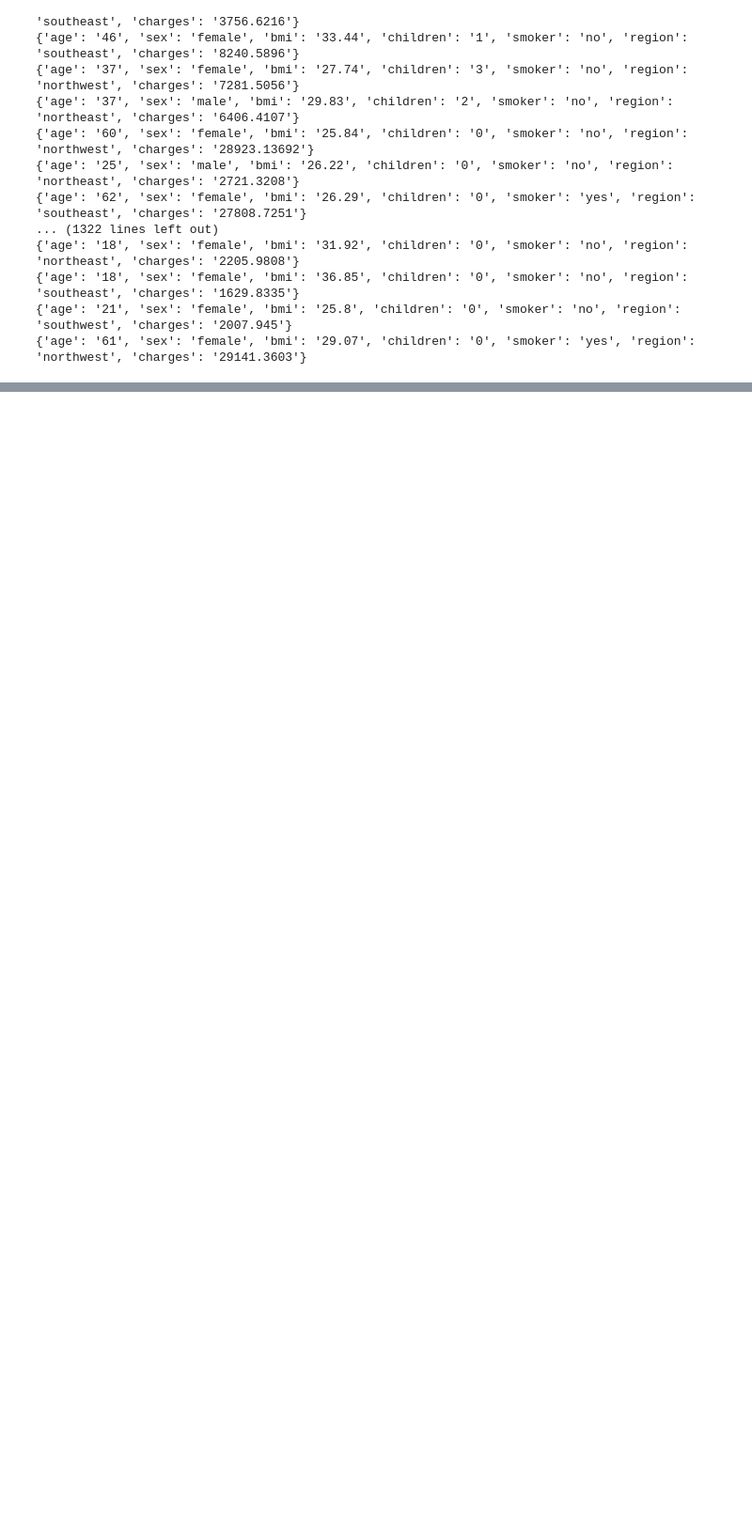
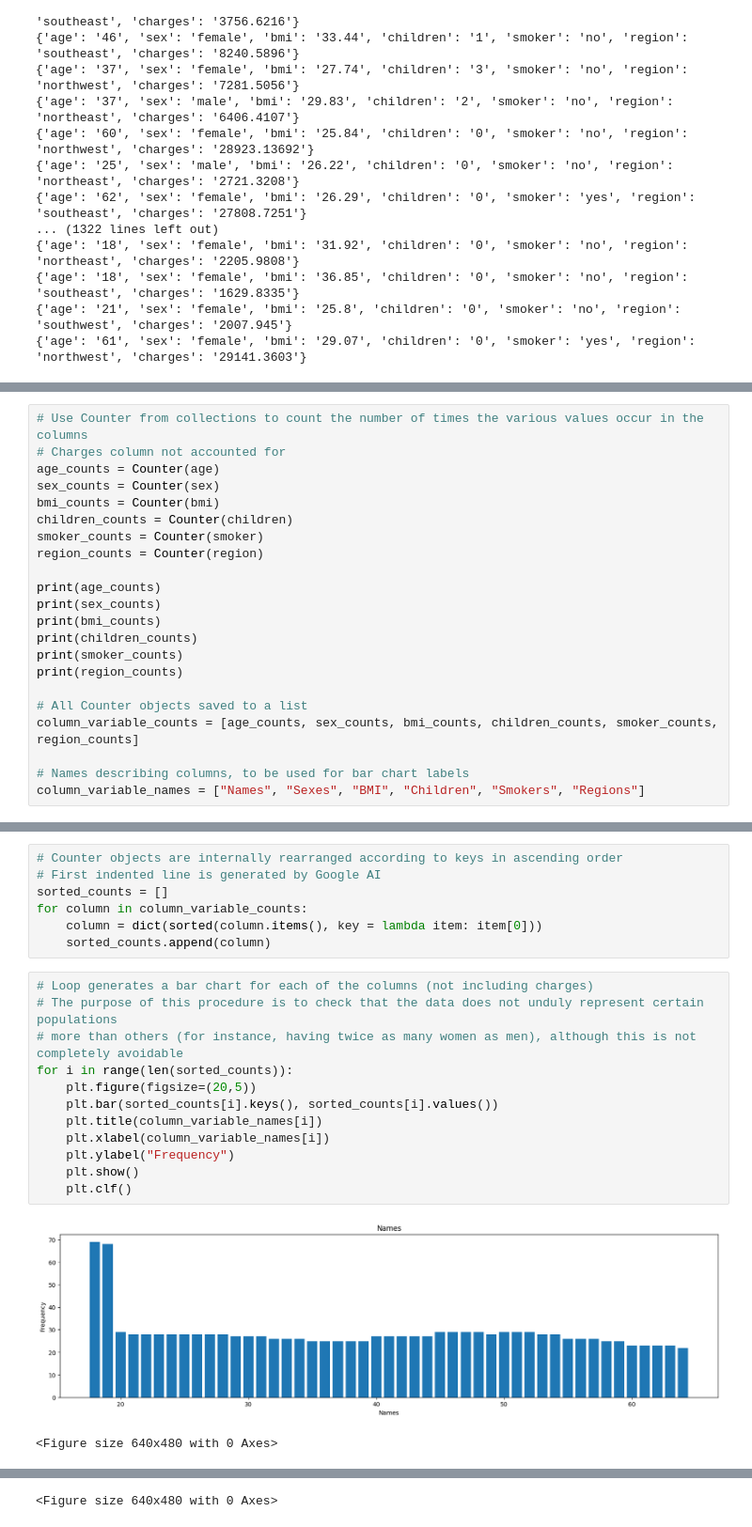
Before and after one commit to b-clang/U.S.-Medical-Insurance-Project, a Jupyter notebook: python-portfolio-project-starter-files/us-medical-insurance-costs.ipynb, the cells around one changed output, grey strips where cells are left out. Shown at 94% size. Cells and saved outputs as stored; diff of their text form; blank space fills up the shorter version.

Commit message:
Check distribution of data and begin analysis

```diff
--- a/python-portfolio-project-starter-files/us-medical-insurance-costs.ipynb
+++ b/python-portfolio-project-starter-files/us-medical-insurance-costs.ipynb
@@ -41,0 +47,22 @@ charges = [row['charges'] for row in insurance_data]
+# %%
+# Use Counter from collections to count the number of times the various values occur in the columns
+# Charges column not accounted for
+age_counts = Counter(age)
+sex_counts = Counter(sex)
+bmi_counts = Counter(bmi)
+children_counts = Counter(children)
+smoker_counts = Counter(smoker)
+region_counts = Counter(region)
+
+print(age_counts)
+print(sex_counts)
+print(bmi_counts)
+print(children_counts)
+print(smoker_counts)
+print(region_counts)
+
+# All Counter objects saved to a list
+column_variable_counts = [age_counts, sex_counts, bmi_counts, children_counts, smoker_counts, region_counts]
+
+# Names describing columns, to be used for bar chart labels
+column_variable_names = ["Names", "Sexes", "BMI", "Children", "Smokers", "Regions"]
@@ -41,0 +76,22 @@ charges = [row['charges'] for row in insurance_data]
+# %%
+# Counter objects are internally rearranged according to keys in ascending order
+# First indented line is generated by Google AI
+sorted_counts = []
+for column in column_variable_counts:
+    column = dict(sorted(column.items(), key = lambda item: item[0]))
+    sorted_counts.append(column)
+# %%
+# Loop generates a bar chart for each of the columns (not including charges)
+# The purpose of this procedure is to check that the data does not unduly represent certain populations
+# more than others (for instance, having twice as many women as men), although this is not completely avoidable
+for i in range(len(sorted_counts)):
+    plt.figure(figsize=(20,5))
+    plt.bar(sorted_counts[i].keys(), sorted_counts[i].values())
+    plt.title(column_variable_names[i])
+    plt.xlabel(column_variable_names[i])
+    plt.ylabel("Frequency")
+    plt.show()
+    plt.clf()
+# %% [output]
+[figure, added]
+<Figure size 640x480 with 0 Axes>
@@ -41,0 +99 @@ charges = [row['charges'] for row in insurance_data]
+<Figure size 640x480 with 0 Axes>
```
Also changed, not shown: parts of 8 cells of this notebook.
